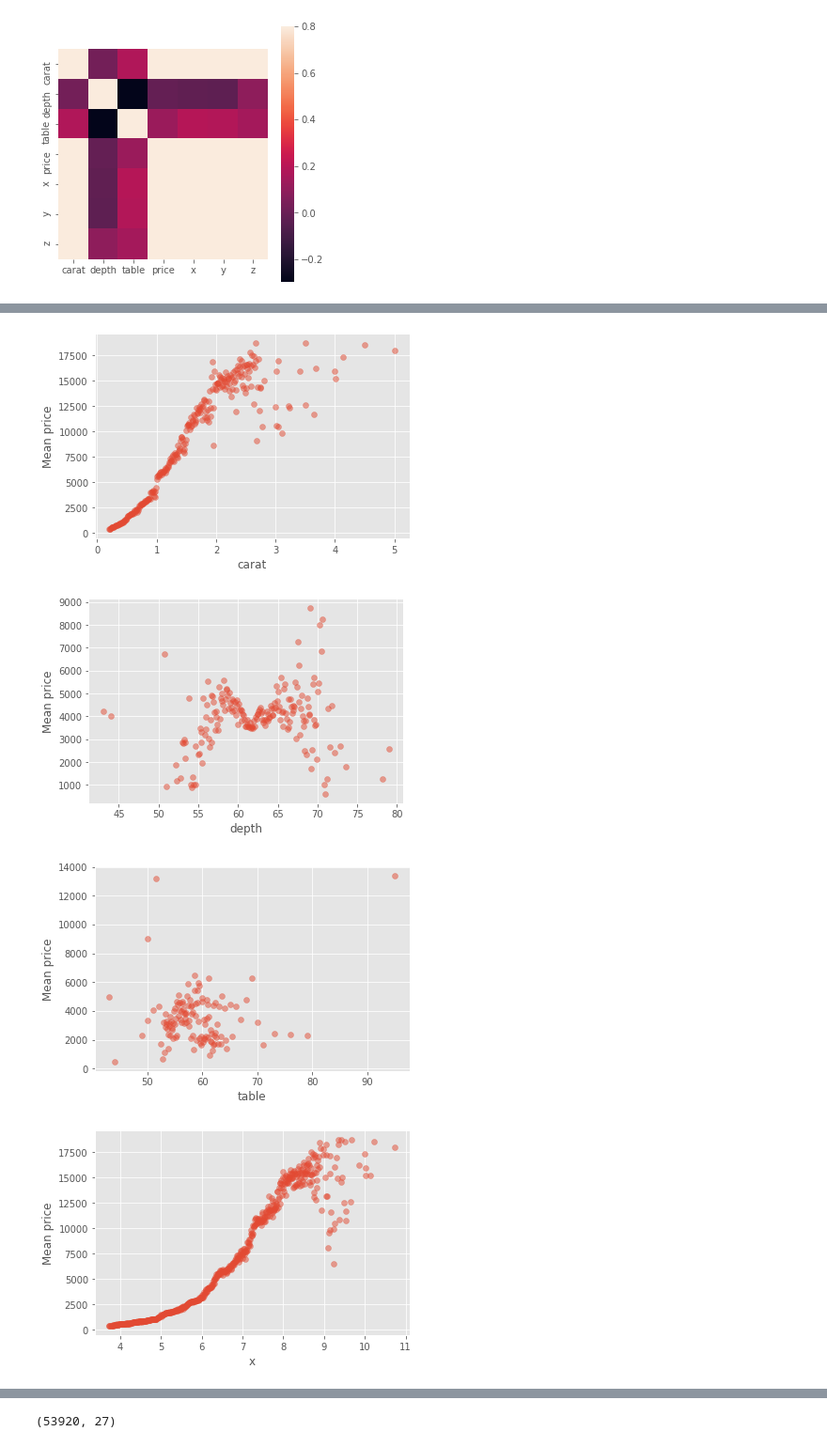
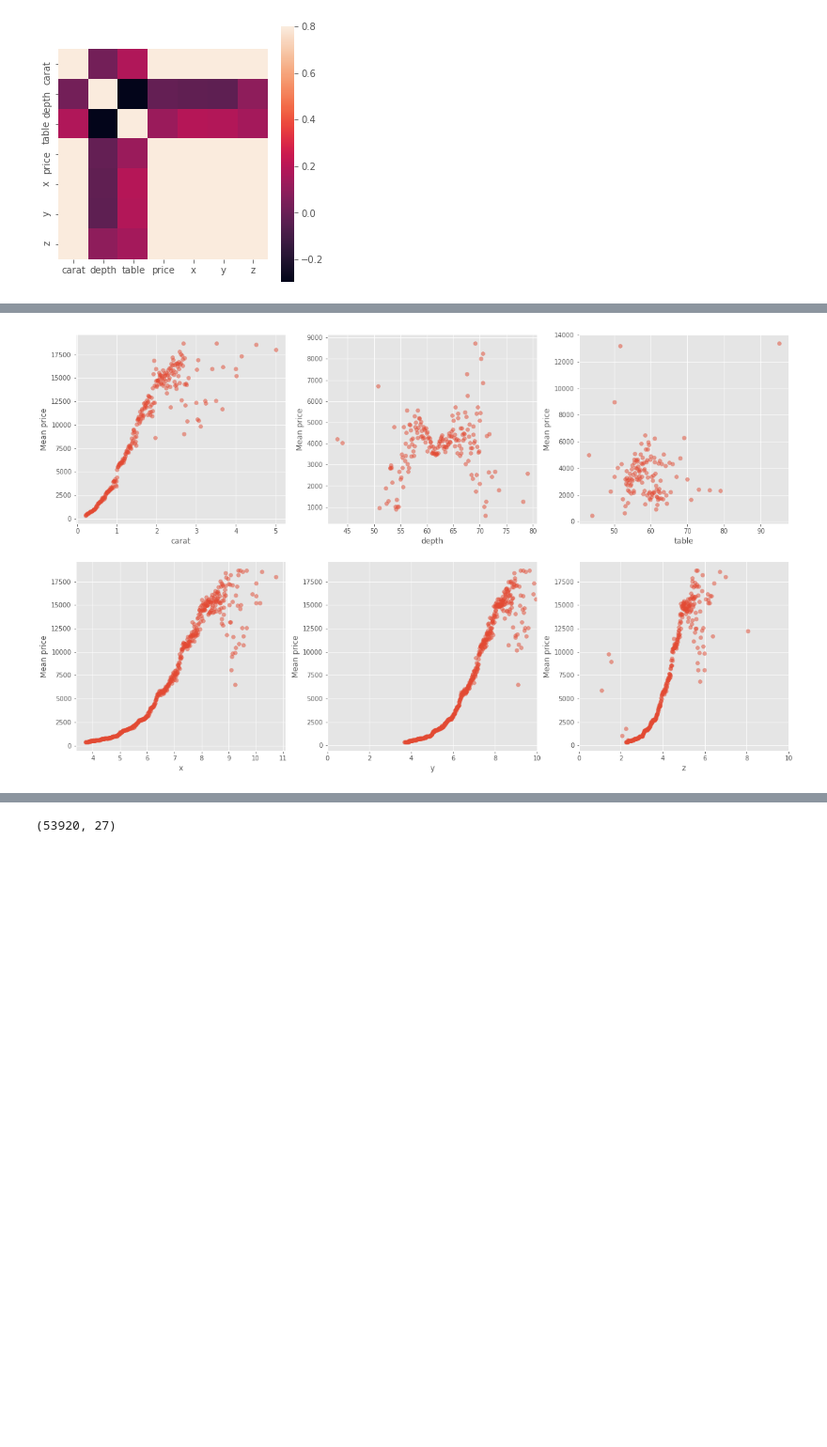
Before and after one commit to K-Domar/MyRepo, a Jupyter notebook: Diamond_MachineLearning.ipynb, the cells around one changed output, grey strips where cells are left out. Shown at 94% size. Cells and saved outputs as stored; diff of their text form; code cells hidden in the pictures; blank space fills up the shorter version.

```diff
--- a/Diamond_MachineLearning.ipynb
+++ b/Diamond_MachineLearning.ipynb
@@ -125,14 +127,14 @@ plt.show()
 plt.style.use('ggplot')
 # EDA for categorical features
 names = ['color', 'cut', 'clarity']
-
+fig = plt.figure(figsize=(20, 6))
 for i in range(0,3):
 
   parameters = diamond.groupby(names[i], as_index=False)['price'].median()
-  fig = plt.figure(figsize=(5, 4))
+  plt.subplot(1, 3, i+1)
   plt.bar(parameters[names[i]], parameters.price, width=0.5, alpha=0.8)
   plt.xlabel(names[i])
-  i += 1
-  plt.ylabel('Median price')
+plt.subplot(1,3,1)
+plt.ylabel('Median price')
 plt.show()
 # %% [output]
@@ -142,19 +142,16 @@ plt.show()
 # %%
 # EDA for numerical features
 
 name = ['carat', 'depth', 'table', 'x', 'y', 'z']
-
+fig = plt.figure(figsize=(20, 12))
 for i in range(0,6):
   num_parameters = diamond.groupby(name[i], as_index=False)['price'].mean()
+  plt.subplot(2, 3, i+1)
   plt.scatter(x=num_parameters[name[i]], y=num_parameters['price'], alpha=0.5)
-
   plt.xlabel(name[i])
   plt.ylabel('Mean price')
   if i > 3:
     plt.xlim(0, 10)
-  plt.show()
+plt.show()
 # %% [output]
-[figure, old version]
+[figure, new version]
-[figure, removed]
-[figure, removed]
-[figure, removed]
```
Also changed, not shown: parts of 10 cells of this notebook.
